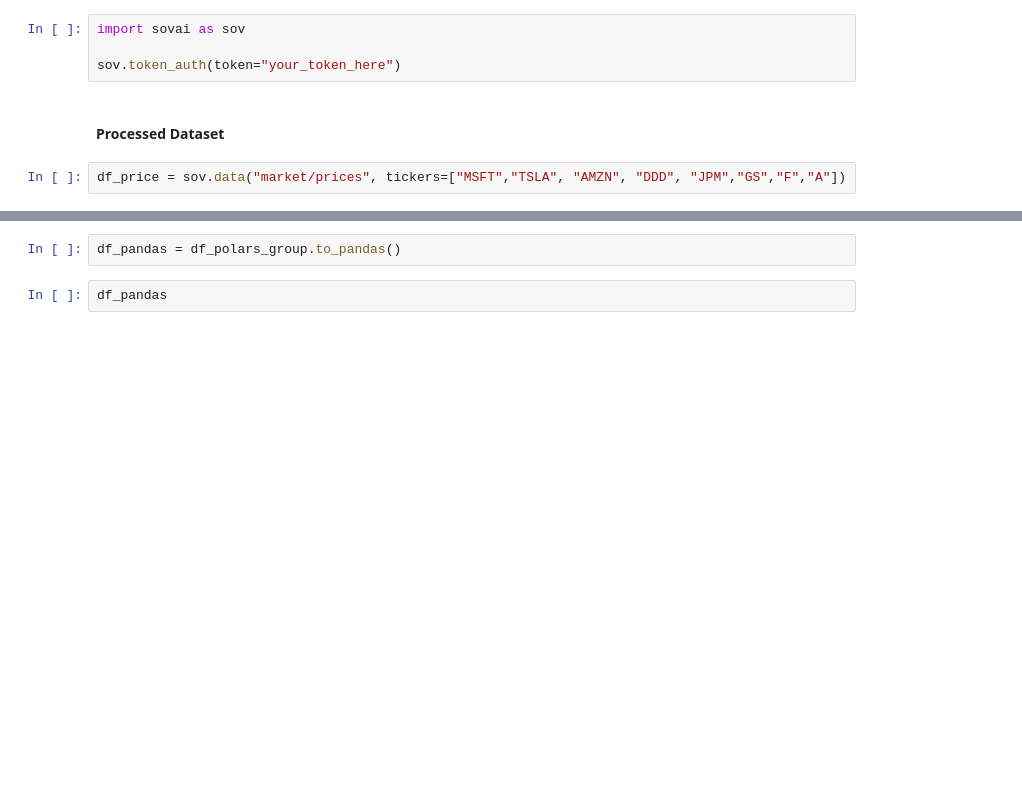
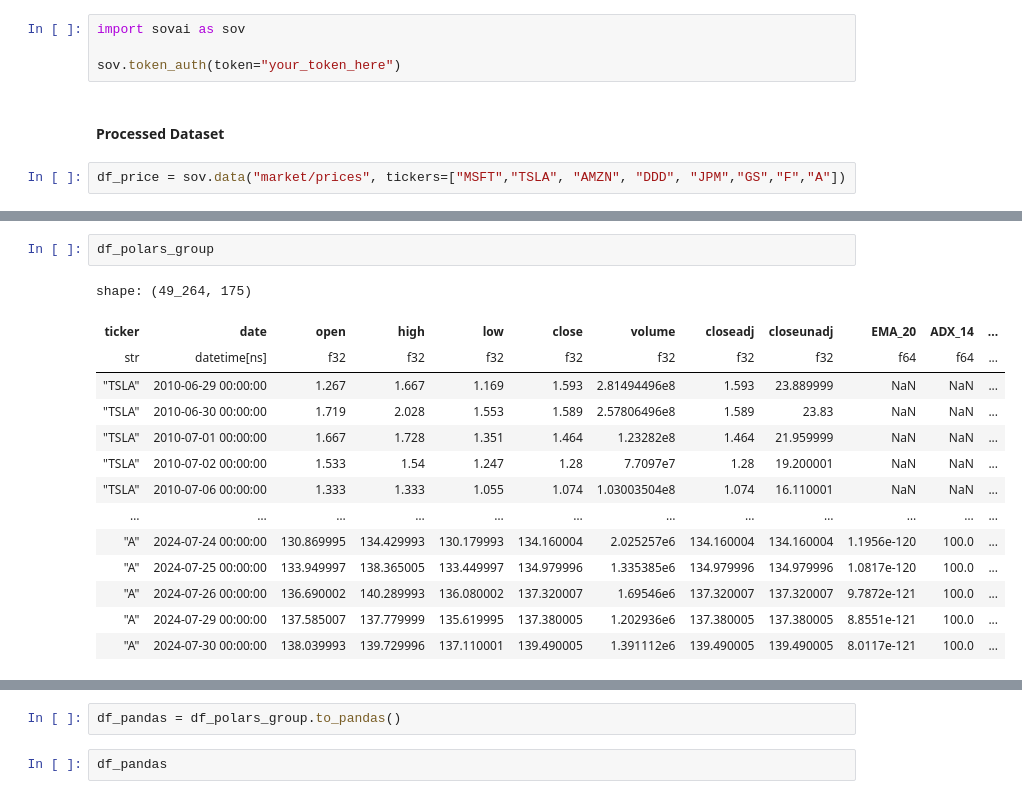
Before and after one commit to souzatharsis/sovai-public, a Jupyter notebook: notebooks/datasets/Pricing and Market Data.ipynb, the cells around one changed output, grey strips where cells are left out. Drawn from its saved outputs; the diff is of its cells as text; blank space fills up the shorter version.

```diff
--- a/notebooks/datasets/Pricing and Market Data.ipynb
+++ b/notebooks/datasets/Pricing and Market Data.ipynb
@@ -141,0 +272,17 @@ df_polars.shape
+# %%
+df_polars_group
+# %% [output]
+shape: (49_264, 175)
+| ticker | date | open | high | low | close | volume | closeadj | closeunadj | EMA_20 | ADX_14 | ... |
+| str | datetime[ns] | f32 | f32 | f32 | f32 | f32 | f32 | f32 | f64 | f64 | ... |
+| "TSLA" | 2010-06-29 00:00:00 | 1.267 | 1.667 | 1.169 | 1.593 | 2.81494496e8 | 1.593 | 23.889999 | NaN | NaN | ... |
+| "TSLA" | 2010-06-30 00:00:00 | 1.719 | 2.028 | 1.553 | 1.589 | 2.57806496e8 | 1.589 | 23.83 | NaN | NaN | ... |
+| "TSLA" | 2010-07-01 00:00:00 | 1.667 | 1.728 | 1.351 | 1.464 | 1.23282e8 | 1.464 | 21.959999 | NaN | NaN | ... |
+| "TSLA" | 2010-07-02 00:00:00 | 1.533 | 1.54 | 1.247 | 1.28 | 7.7097e7 | 1.28 | 19.200001 | NaN | NaN | ... |
+| "TSLA" | 2010-07-06 00:00:00 | 1.333 | 1.333 | 1.055 | 1.074 | 1.03003504e8 | 1.074 | 16.110001 | NaN | NaN | ... |
+| … | … | … | … | … | … | … | … | … | … | … | ... |
+| "A" | 2024-07-24 00:00:00 | 130.869995 | 134.429993 | 130.179993 | 134.160004 | 2.025257e6 | 134.160004 | 134.160004 | 1.1956e-120 | 100.0 | ... |
+| "A" | 2024-07-25 00:00:00 | 133.949997 | 138.365005 | 133.449997 | 134.979996 | 1.335385e6 | 134.979996 | 134.979996 | 1.0817e-120 | 100.0 | ... |
+| "A" | 2024-07-26 00:00:00 | 136.690002 | 140.289993 | 136.080002 | 137.320007 | 1.69546e6 | 137.320007 | 137.320007 | 9.7872e-121 | 100.0 | ... |
+| "A" | 2024-07-29 00:00:00 | 137.585007 | 137.779999 | 135.619995 | 137.380005 | 1.202936e6 | 137.380005 | 137.380005 | 8.8551e-121 | 100.0 | ... |
+| "A" | 2024-07-30 00:00:00 | 138.039993 | 139.729996 | 137.110001 | 139.490005 | 1.391112e6 | 139.490005 | 139.490005 | 8.0117e-121 | 100.0 | ... |
```
Also changed, not shown: parts of 15 cells of this notebook, 10 other files.
